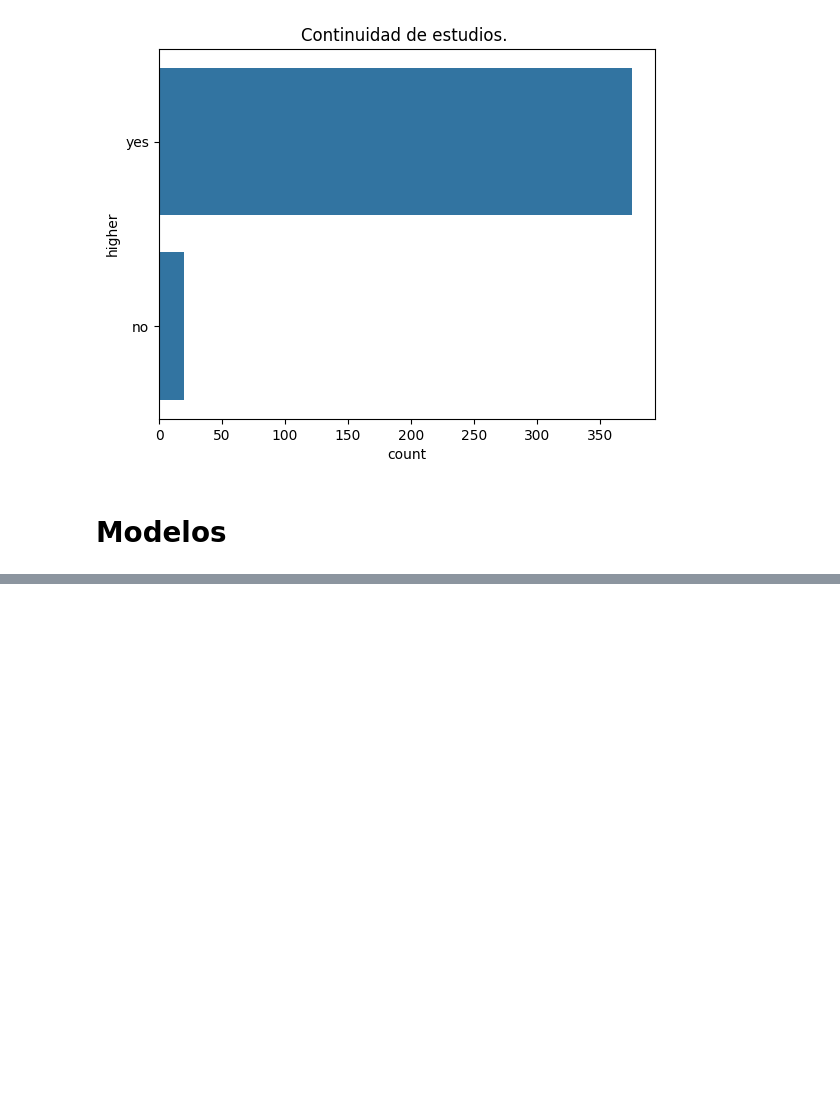
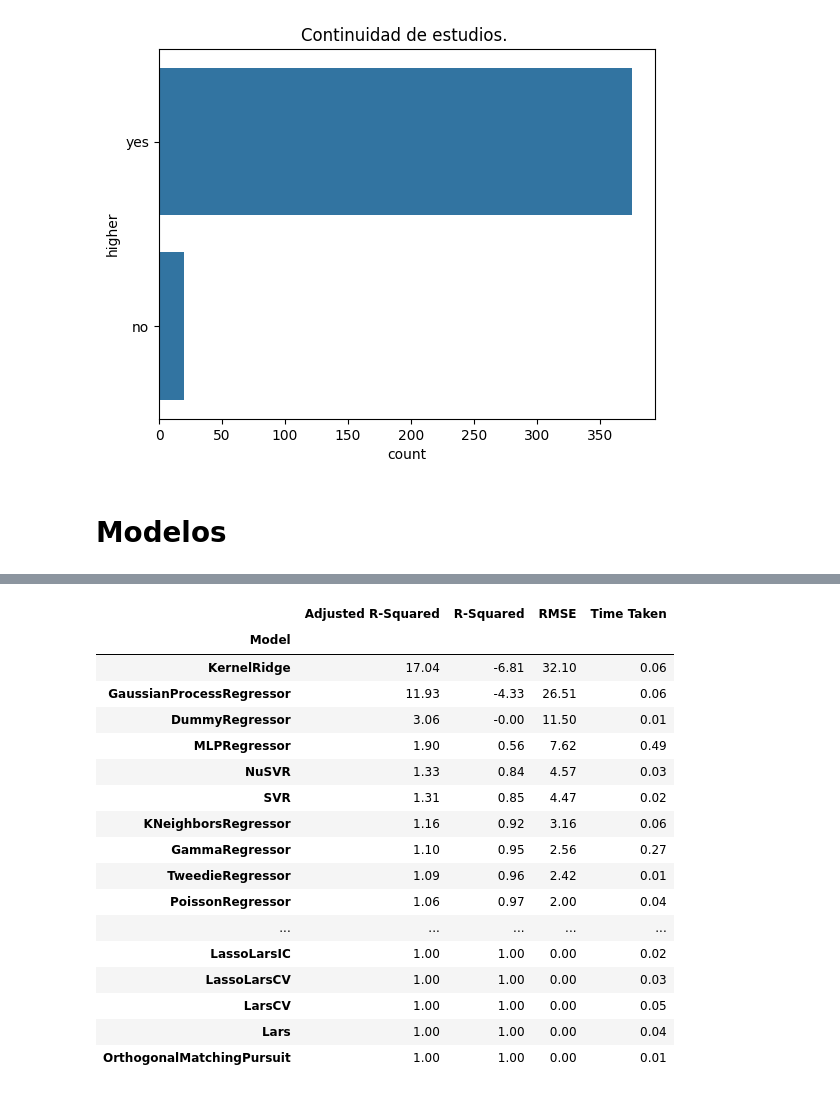
Before and after one commit to jaramillooo/etica_datos, a Jupyter notebook: DA.ipynb, the cells around one changed output, grey strips where cells are left out. Saved outputs shown, nothing was run; the diff lists cells and outputs as text; code cells hidden in the pictures; blank space fills up the shorter version.

```diff
--- a/DA.ipynb
+++ b/DA.ipynb
@@ -329,0 +395,10 @@ OrthogonalMatchingPursuitCV                  1.00       1.00  0.00        0.01
+# %%
+xx = [ 'romantic_no',
+ 'romantic_yes']
+x = df0.drop(xx,axis=1)
+
+X_train, X_test, y_train, y_test = train_test_split(x, y,test_size=.1,random_state =123)
+clf = LazyRegressor(verbose=0,ignore_warnings=True, custom_metric=None)
+models,predictions = clf.fit(X_train, X_test, y_train, y_test)
+models
+# %% [output]
@@ -329,0 +422,18 @@ OrthogonalMatchingPursuitCV                  1.00       1.00  0.00        0.01
+|  | Adjusted R-Squared | R-Squared | RMSE | Time Taken |
+| Model |  |  |  |  |
+| KernelRidge | 17.04 | -6.81 | 32.10 | 0.06 |
+| GaussianProcessRegressor | 11.93 | -4.33 | 26.51 | 0.06 |
+| DummyRegressor | 3.06 | -0.00 | 11.50 | 0.01 |
+| MLPRegressor | 1.90 | 0.56 | 7.62 | 0.49 |
+| NuSVR | 1.33 | 0.84 | 4.57 | 0.03 |
+| SVR | 1.31 | 0.85 | 4.47 | 0.02 |
+| KNeighborsRegressor | 1.16 | 0.92 | 3.16 | 0.06 |
+| GammaRegressor | 1.10 | 0.95 | 2.56 | 0.27 |
+| TweedieRegressor | 1.09 | 0.96 | 2.42 | 0.01 |
+| PoissonRegressor | 1.06 | 0.97 | 2.00 | 0.04 |
+| ... | ... | ... | ... | ... |
+| LassoLarsIC | 1.00 | 1.00 | 0.00 | 0.02 |
+| LassoLarsCV | 1.00 | 1.00 | 0.00 | 0.03 |
+| LarsCV | 1.00 | 1.00 | 0.00 | 0.05 |
+| Lars | 1.00 | 1.00 | 0.00 | 0.04 |
+| OrthogonalMatchingPursuit | 1.00 | 1.00 | 0.00 | 0.01 |
```
Also changed, not shown: parts of 16 cells of this notebook.
